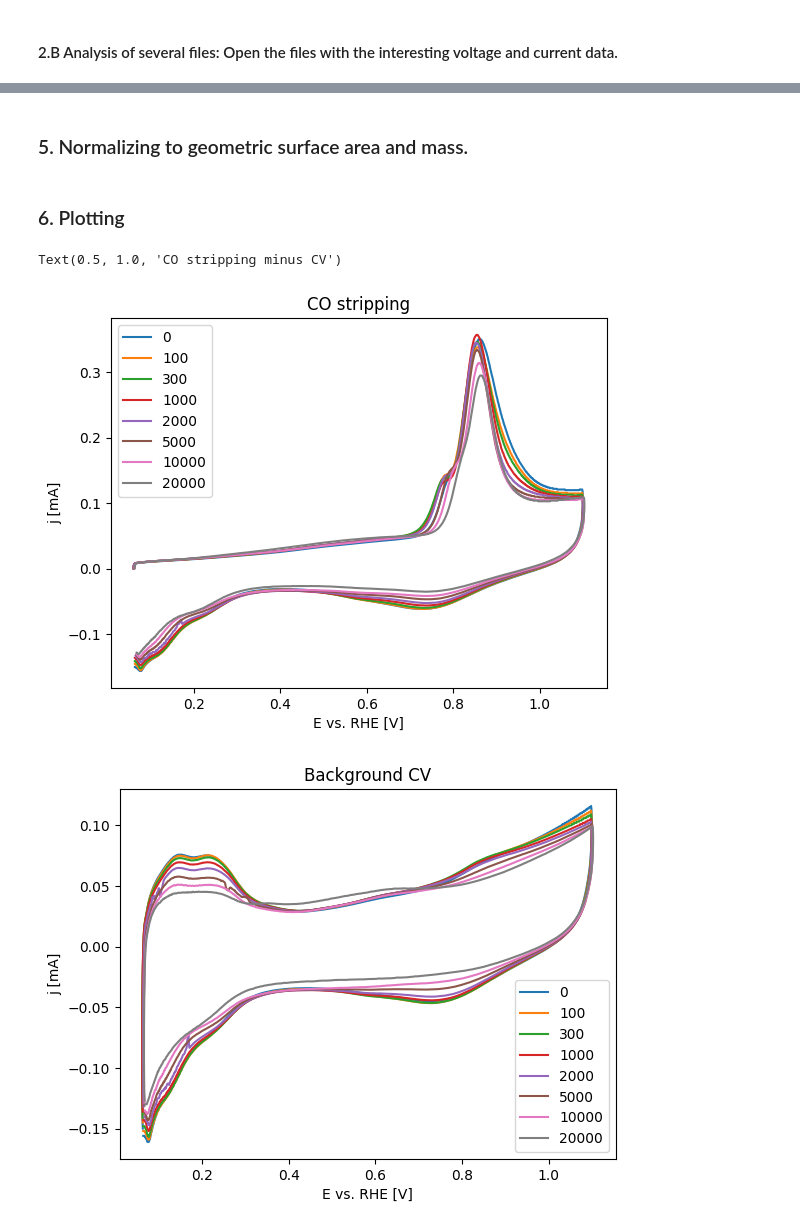
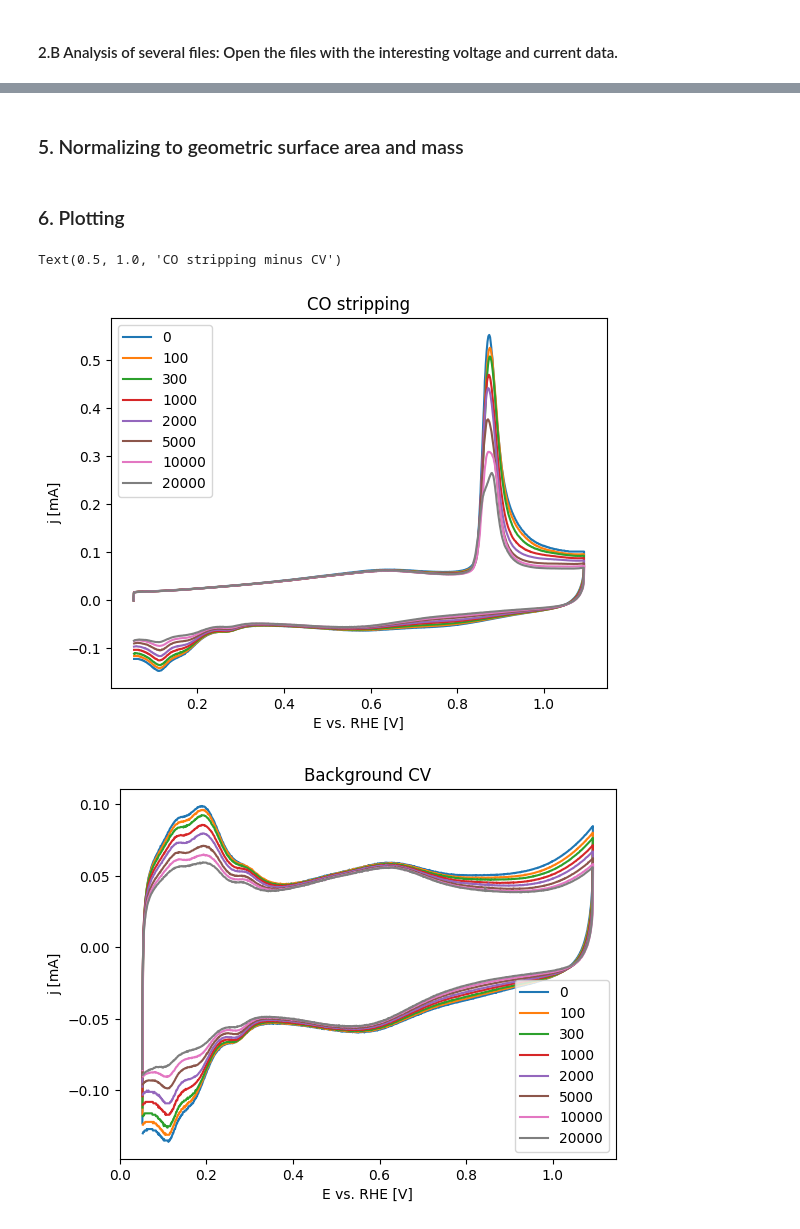
Before and after one commit to linneabjork/RDE_analysis, a Jupyter notebook: run_stability.ipynb, the cells around one changed output, grey strips where cells are left out. Cells and saved outputs as stored; diff of their text form; code cells hidden in the pictures.

```diff
--- a/run_stability.ipynb
+++ b/run_stability.ipynb
@@ -28,5 +30,4 @@ The autoreload extension is already loaded. To reload it, use:
 # %%
-reference = 0               # V
 A_geo = 0.196               # cm2
 loading = 10                # ug/cm2
 ir_comp = 26                # ohm
@@ -34,4 +35,4 @@ charge_ecsa = 0.000210      # C/cm2
 Pt_mass = loading * A_geo   # mg
 scan_rate = 0.05            # V/s for CO stripping
 
-index = 10                  # number of lines of info to be removed
+index = 9                  # number of lines of info to be removed
@@ -37,0 +41,9 @@ index = 10                  # number of lines of info to be removed
+# %%
+%autoreload
+H2_file = filedialog.askopenfilename(title="Choose the file with CV under hydrogen.")
+V, I = get_voltage_current(H2_file, index)
+print("Chosen file:",H2_file)
+
+x_lower_limit = -0.3
+x_upper_limit = 0.05
+reference = reference_check(V, I, x_lower_limit, x_upper_limit)
@@ -97,6 +113,7 @@ if nbr_files == 1:
     V_RHE = copy.deepcopy(V)
     I_corrected = copy.deepcopy(I)
 
+    background_V_RHE = RHE_correction(background_V_RHE, reference)
     V_RHE = RHE_correction(V_RHE, reference)
     I_corrected = background_correction_current(I_corrected, background_I_RHE)
 else:
@@ -112,7 +129,7 @@ else:
         else:               #current
             corrected_data_RHE[:,i] = background_correction_current(corrected_data_RHE[:,i], background_RHE[:,i])
 # %% [markdown]
-### 5. Normalizing to geometric surface area and mass.
+### 5. Normalizing to geometric surface area and mass
 # %%
 %autoreload
 if nbr_files == 1:
@@ -129,36 +146,36 @@ else:
 # %% [markdown]
 ### 6. Plotting
 # %%
+# Adapt to makrolist
 cycles = ['0', '100', '300', '1000', '2000', '5000','10000', '20000']
-colors = ['blue', '', 'orange', '', 'green', '', 'red', '', 'purple', '', 'brown', '', 'pink', '', 'grey']
 
 fig1, ax1 = plt.subplots()
-for i in range(0,len(data_matrix[0]),2):
-    ax1.plot(data_matrix[:,i], data_matrix[:,i+1])
+for i in range(0,len(data_RHE[0]),2):
+    ax1.plot(data_RHE[:,i], data_RHE[:,i+1])
 ax1.legend(cycles, loc='upper left')
 ax1.set_xlabel('E vs. RHE [V]')
 ax1.set_ylabel('j [mA]')
 ax1.set_title("CO stripping")
 
 # Uncomment to get both background and CO in same plot
 fig2, ax2 = plt.subplots()
-for i in range(0,len(background_matrix[0]),2):
-    #ax2.plot(data_matrix[:,i],[1000*e for e in data_matrix[:,i+1]])
-    ax2.plot(background_matrix[:,i], background_matrix[:,i+1])
+for i in range(0,len(background_RHE[0]),2):
+    ax2.plot(background_RHE[:,i], background_RHE[:,i+1])
+    #ax2.plot(data_RHE[:,i], data_RHE[:,i+1])
 ax2.legend(cycles)
 ax2.set_xlabel('E vs. RHE [V]')
 ax2.set_ylabel('j [mA]')
 #ax2.set_title('CO stripping and CV')
 ax2.set_title("Background CV")
 
 fig3, ax3 = plt.subplots()
 for i in range(0,len(corrected_data_RHE[0]),2):
     ax3.plot(corrected_data_RHE[:,i], corrected_data_RHE[:,i+1])
 ax3.legend(cycles, loc='upper left')
 ax3.set_xlabel('E vs. RHE [V]')
 ax3.set_ylabel('j [mA]')
 ax3.set_title("CO stripping minus CV")
 # %% [output]
 Text(0.5, 1.0, 'CO stripping minus CV')
-[figure, old version]
+[figure, new version]
-[figure, old version]
+[figure, new version]
```
Also changed, not shown: parts of 19 cells of this notebook, 1 other file.
